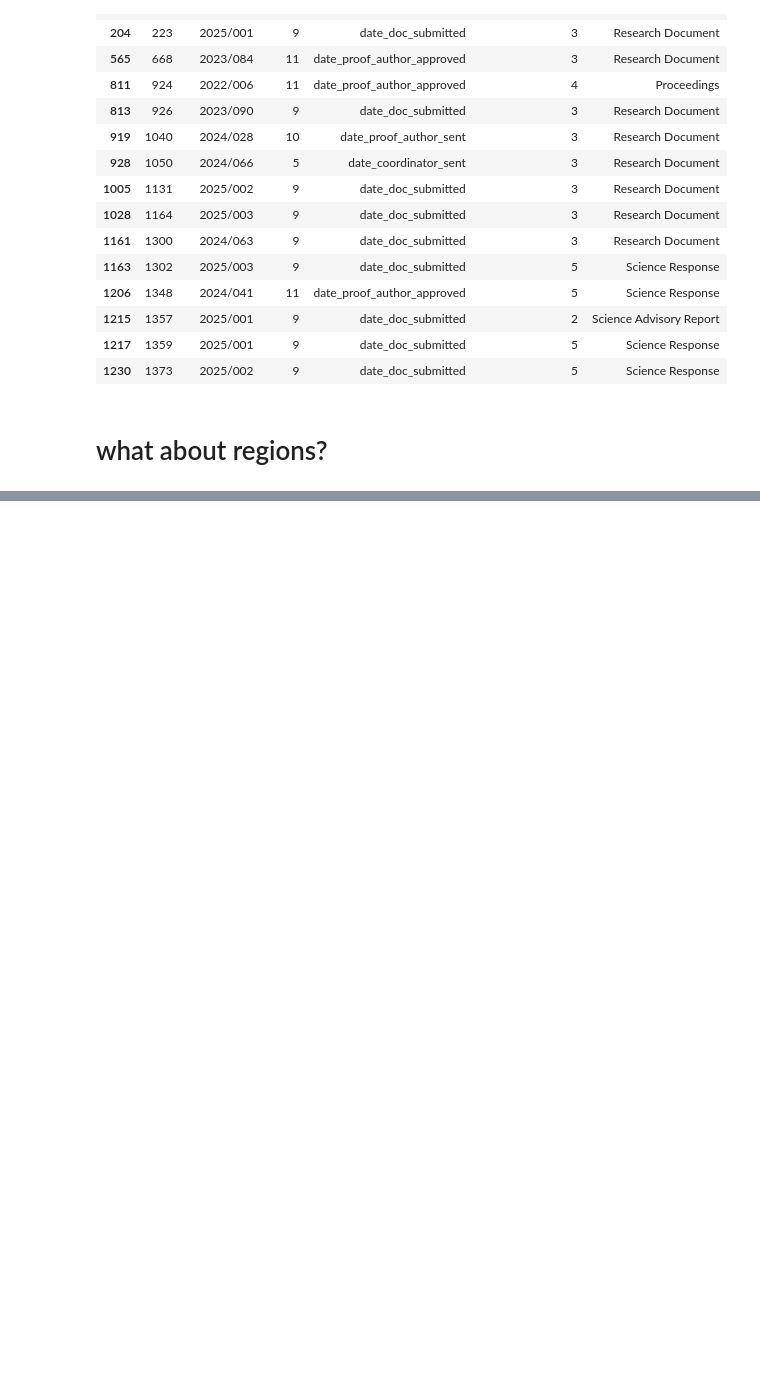
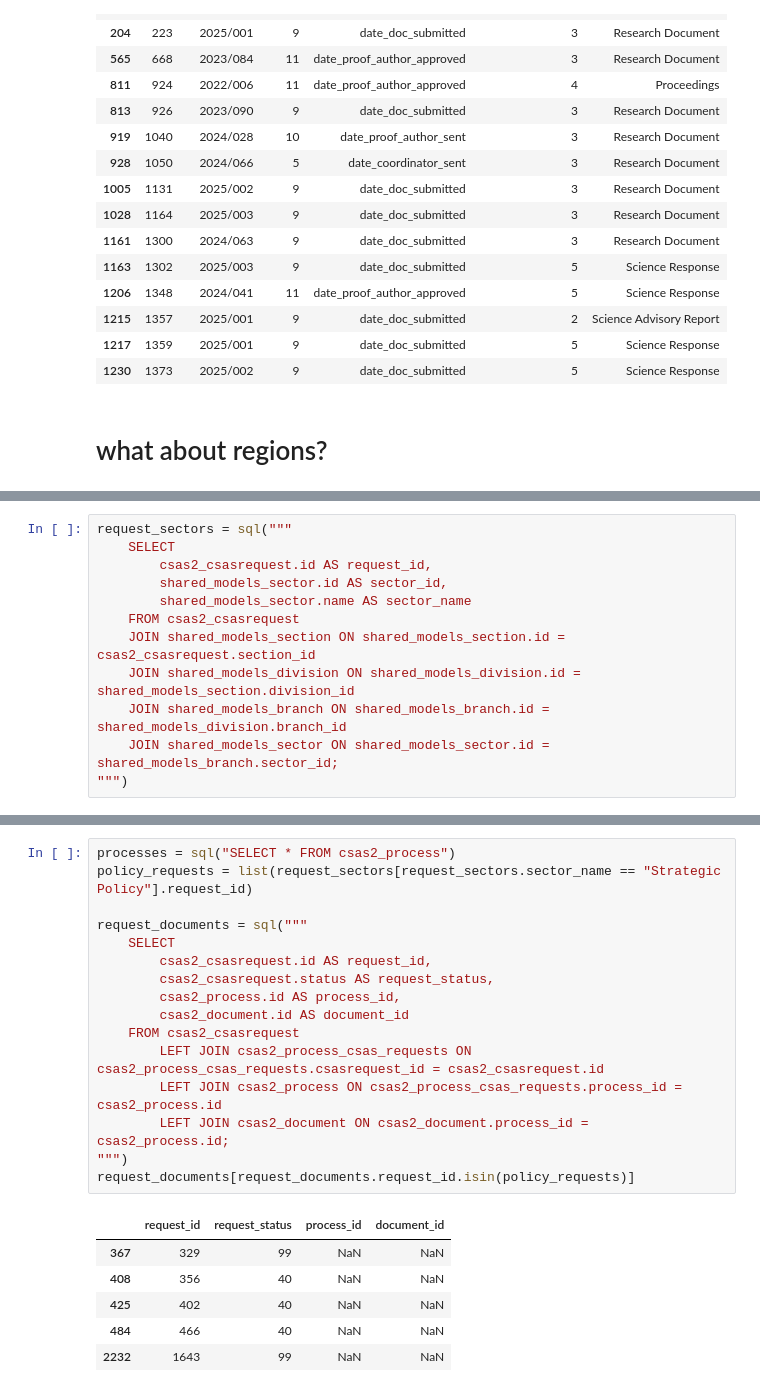
Before and after one commit to KevinCarr42/CSAS-Exploratory-Data-Analysis, a Jupyter notebook: doc_eda.ipynb, the cells around one changed output, grey strips where cells are left out. Saved outputs shown, nothing was run; the diff lists cells and outputs as text; blank space fills up the shorter version.

```diff
--- a/doc_eda.ipynb
+++ b/doc_eda.ipynb
@@ -219,0 +443,12 @@ documents[documents.lead_office_id == 8]
+# %%
+request_sectors = sql("""
+    SELECT
+        csas2_csasrequest.id AS request_id,
+        shared_models_sector.id AS sector_id,
+        shared_models_sector.name AS sector_name
+    FROM csas2_csasrequest
+    JOIN shared_models_section ON shared_models_section.id = csas2_csasrequest.section_id
+    JOIN shared_models_division ON shared_models_division.id = shared_models_section.division_id
+    JOIN shared_models_branch ON shared_models_branch.id = shared_models_division.branch_id
+    JOIN shared_models_sector ON shared_models_sector.id = shared_models_branch.sector_id;
+""")
@@ -219,0 +570,23 @@ documents[documents.lead_office_id == 8]
+# %%
+processes = sql("SELECT * FROM csas2_process")
+policy_requests = list(request_sectors[request_sectors.sector_name == "Strategic Policy"].request_id)
+
+request_documents = sql("""
+    SELECT
+        csas2_csasrequest.id AS request_id,
+        csas2_csasrequest.status AS request_status,
+        csas2_process.id AS process_id,
+        csas2_document.id AS document_id
+    FROM csas2_csasrequest
+        LEFT JOIN csas2_process_csas_requests ON csas2_process_csas_requests.csasrequest_id = csas2_csasrequest.id
+        LEFT JOIN csas2_process ON csas2_process_csas_requests.process_id = csas2_process.id
+        LEFT JOIN csas2_document ON csas2_document.process_id = csas2_process.id;
+""")
+request_documents[request_documents.request_id.isin(policy_requests)]
+# %% [output]
+|  | request_id | request_status | process_id | document_id |
+| 367 | 329 | 99 | NaN | NaN |
+| 408 | 356 | 40 | NaN | NaN |
+| 425 | 402 | 40 | NaN | NaN |
+| 484 | 466 | 40 | NaN | NaN |
+| 2232 | 1643 | 99 | NaN | NaN |
```
Also changed, not shown: parts of 26 cells of this notebook.
